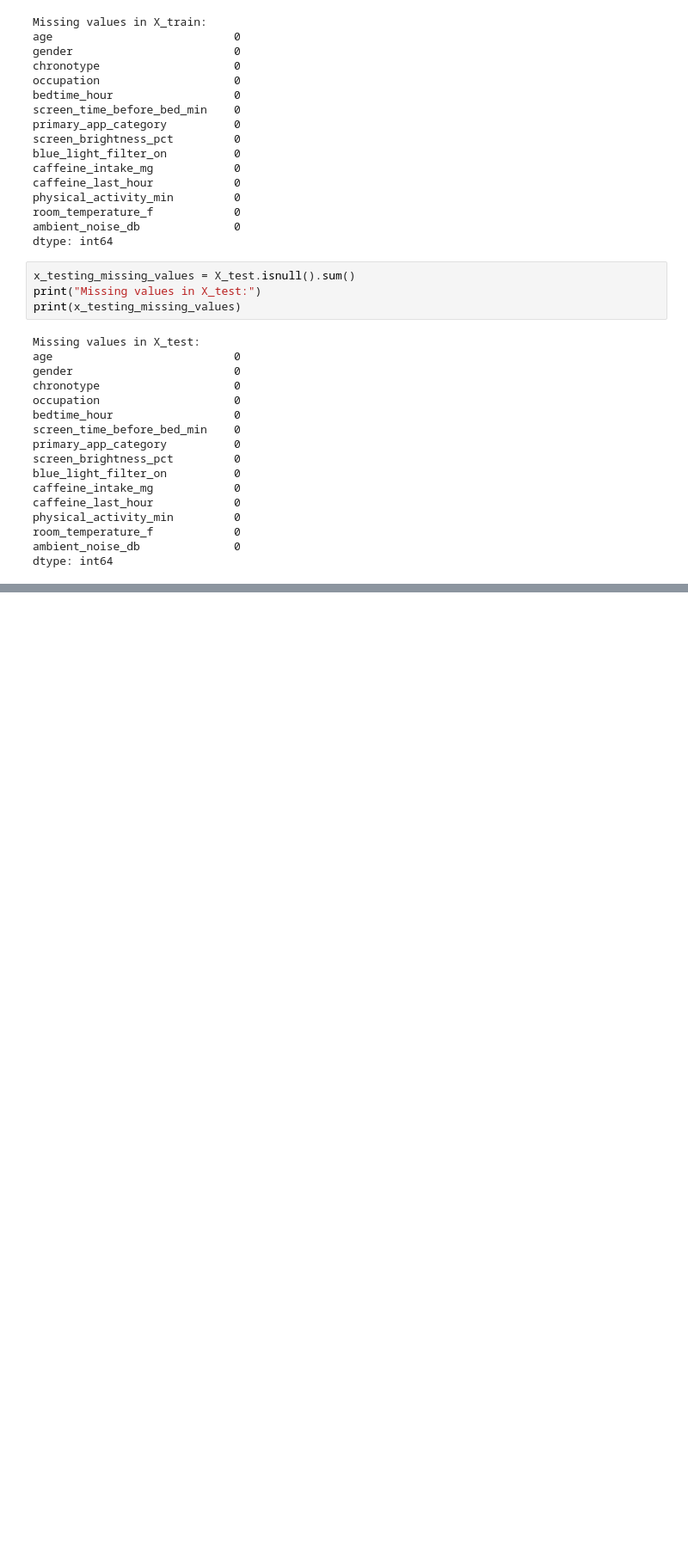
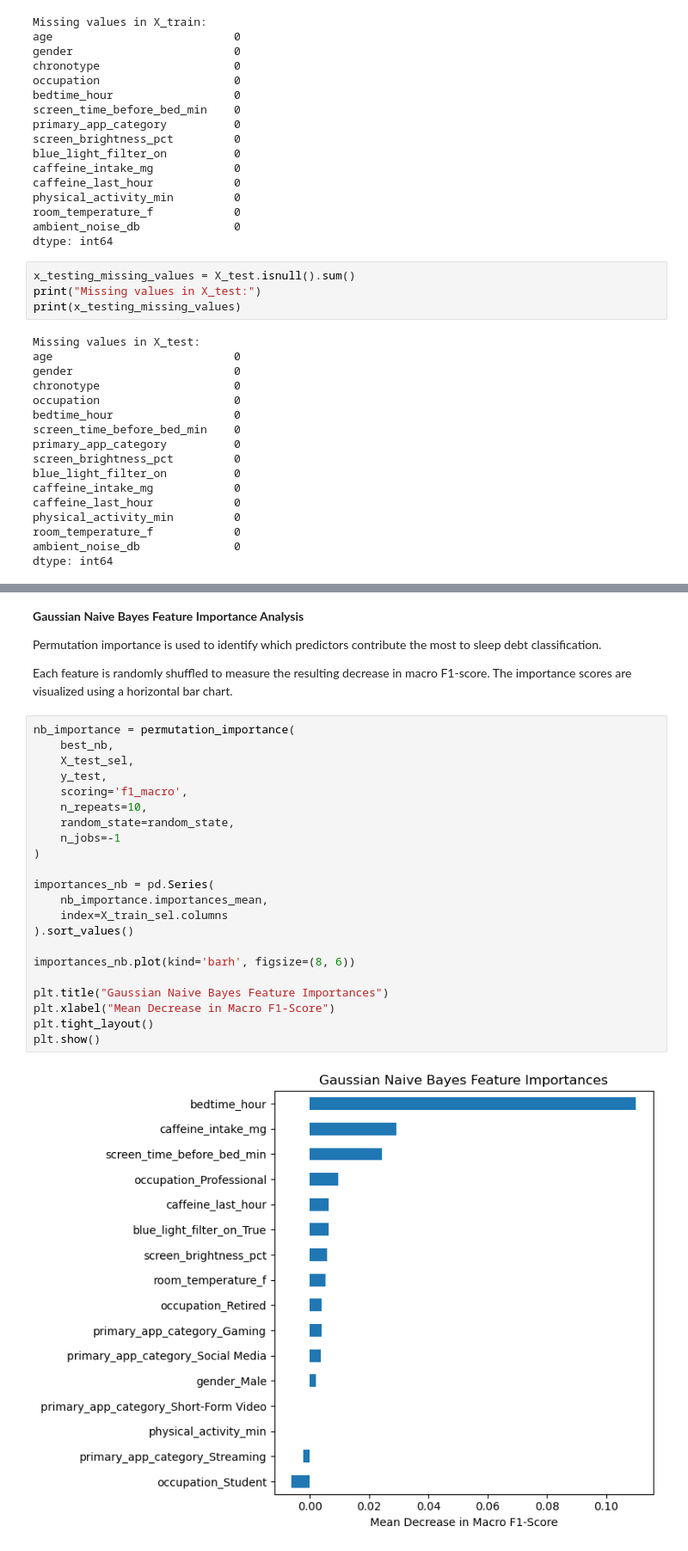
Before and after one commit to Nouramaeva/SEIS-763-Final-Project, a Jupyter notebook: notebook_group_1.ipynb, the cells around one changed output, grey strips where cells are left out. Shown at 86% size. Cells and saved outputs as stored; diff of their text form; blank space fills up the shorter version.

```diff
--- a/notebook_group_1.ipynb
+++ b/notebook_group_1.ipynb
@@ -460,0 +526,30 @@ Explained variance ratio: [0.989 0.011]
+# %% [markdown]
+**Gaussian Naive Bayes Feature Importance Analysis**
+
+Permutation importance is used to identify which predictors contribute the most to sleep debt classification.
+
+Each feature is randomly shuffled to measure the resulting decrease in macro F1-score. The importance scores are visualized using a horizontal bar chart.
+# %%
+nb_importance = permutation_importance(
+    best_nb,
+    X_test_sel,
+    y_test,
+    scoring='f1_macro',
+    n_repeats=10,
+    random_state=random_state,
+    n_jobs=-1
+)
+
+importances_nb = pd.Series(
+    nb_importance.importances_mean,
+    index=X_train_sel.columns
+).sort_values()
+
+importances_nb.plot(kind='barh', figsize=(8, 6))
+
+plt.title("Gaussian Naive Bayes Feature Importances")
+plt.xlabel("Mean Decrease in Macro F1-Score")
+plt.tight_layout()
+plt.show()
+# %% [output]
+[figure, added]
```
Also changed, not shown: parts of 36 cells of this notebook, 1 other file.
